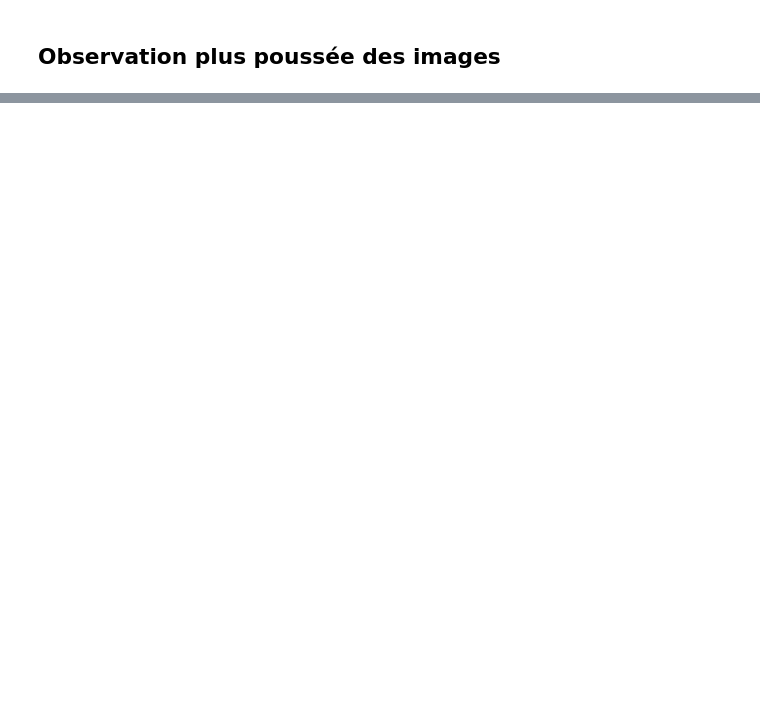
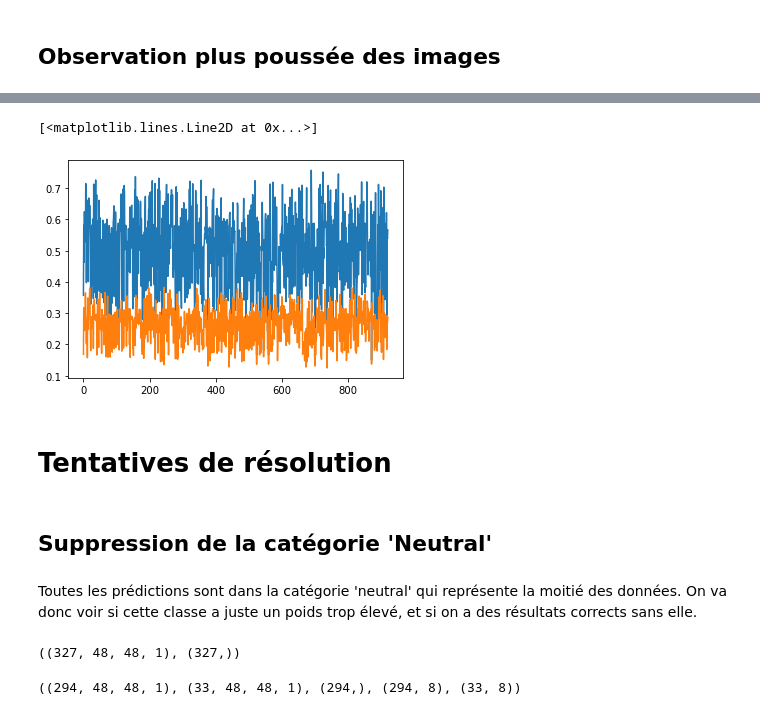
Before and after one commit to OFloyd/formation_greta, a Jupyter notebook: exos/exo_01_03_CNN/CNN_emotion.ipynb, the cells around one changed output, grey strips where cells are left out. Saved outputs shown, nothing was run; the diff lists cells and outputs as text; code cells hidden in the pictures; blank space fills up the shorter version.

```diff
--- a/exos/exo_01_03_CNN/CNN_emotion.ipynb
+++ b/exos/exo_01_03_CNN/CNN_emotion.ipynb
@@ -276,0 +298,28 @@ L'introduction mentionne le filtrage de haar. Et je vois des références à cel
+# %%
+plt.plot(mean_vec)
+plt.plot(std_vec)
+# %% [output]
+[<matplotlib.lines.Line2D at 0x...>]
+[figure, added]
+# %% [markdown]
+# Tentatives de résolution
+# %% [markdown]
+## Suppression de la catégorie 'Neutral'
+# %% [markdown]
+Toutes les prédictions sont dans la catégorie 'neutral' qui représente la moitié des données.
+On va donc voir si cette classe a juste un poids trop élevé, et si on a des résultats corrects sans elle.
+# %%
+xmod=x[y != 6]
+ymod=y[y != 6]
+xmod.shape, ymod.shape
+# %% [output]
+((327, 48, 48, 1), (327,))
+# %%
+xmod_train, xmod_test, ymod_train, ymod_test = train_test_split(xmod, ymod, test_size=0.1)
+
+Ymod_train = tf.keras.utils.to_categorical(ymod_train, 8)
+Ymod_test = tf.keras.utils.to_categorical(ymod_test, 8)
+
+xmod_train.shape, xmod_test.shape, ymod_train.shape, Ymod_train.shape, Ymod_test.shape
+# %% [output]
+((294, 48, 48, 1), (33, 48, 48, 1), (294,), (294, 8), (33, 8))
```
Also changed, not shown: parts of 54 cells of this notebook, 1 other file.
